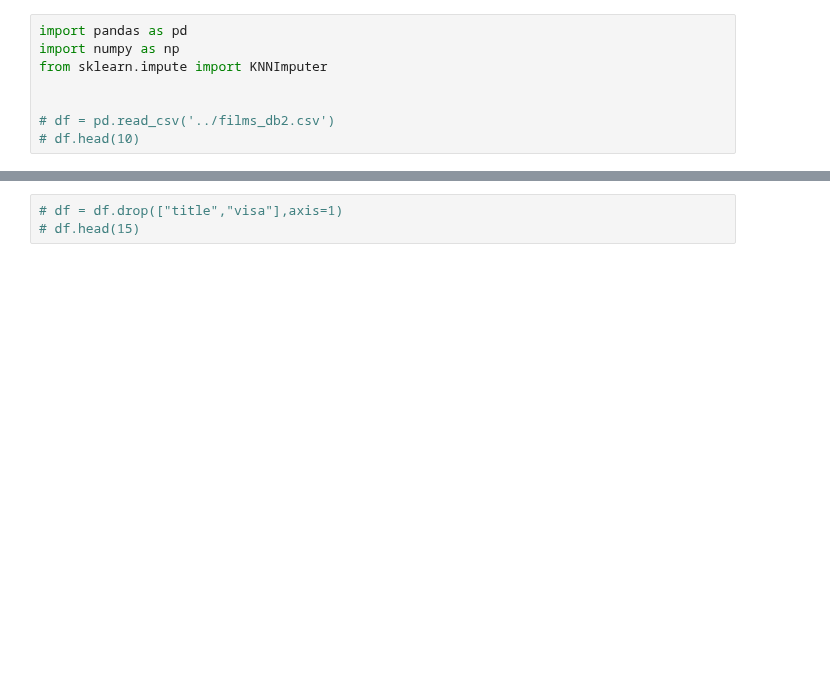
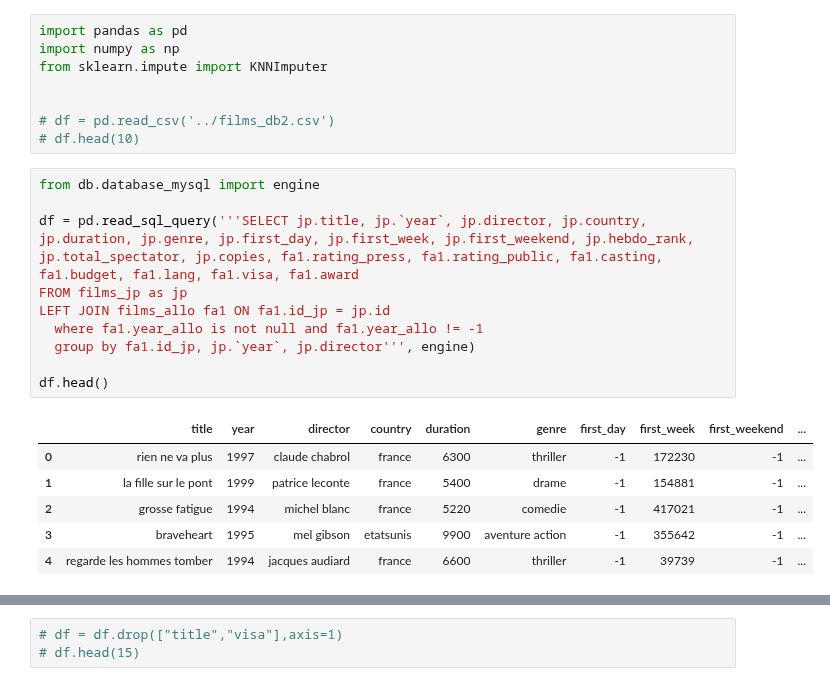
Before and after one commit to AFlo59/Brief_Popularity_Film, a Jupyter notebook: nettoyage/nettoyage.ipynb, the cells around one changed output, grey strips where cells are left out. Drawn from its saved outputs; the diff is of its cells as text; blank space fills up the shorter version.

```diff
--- a/nettoyage/nettoyage.ipynb
+++ b/nettoyage/nettoyage.ipynb
@@ -6,4 +6,21 @@ from sklearn.impute import KNNImputer
 
 # df = pd.read_csv('../films_db2.csv')
 # df.head(10)
+# %%
+from db.database_mysql import engine
+
+df = pd.read_sql_query('''SELECT jp.title, jp.`year`, jp.director, jp.country, jp.duration, jp.genre, jp.first_day, jp.first_week, jp.first_weekend, jp.hebdo_rank, jp.total_spectator, jp.copies, fa1.rating_press, fa1.rating_public, fa1.casting, fa1.budget, fa1.lang, fa1.visa, fa1.award
+FROM films_jp as jp
+LEFT JOIN films_allo fa1 ON fa1.id_jp = jp.id
+  where fa1.year_allo is not null and fa1.year_allo != -1
+  group by fa1.id_jp, jp.`year`, jp.director''', engine)
+
+df.head()
+# %% [output]
+|  | title | year | director | country | duration | genre | first_day | first_week | first_weekend | ... |
+| 0 | rien ne va plus | 1997 | claude chabrol | france | 6300 | thriller | -1 | 172230 | -1 | ... |
+| 1 | la fille sur le pont | 1999 | patrice leconte | france | 5400 | drame | -1 | 154881 | -1 | ... |
+| 2 | grosse fatigue | 1994 | michel blanc | france | 5220 | comedie | -1 | 417021 | -1 | ... |
+| 3 | braveheart | 1995 | mel gibson | etatsunis | 9900 | aventure action | -1 | 355642 | -1 | ... |
+| 4 | regarde les hommes tomber | 1994 | jacques audiard | france | 6600 | thriller | -1 | 39739 | -1 | ... |
 # %%
```
Also changed, not shown: parts of 9 cells of this notebook, 2 other files.
